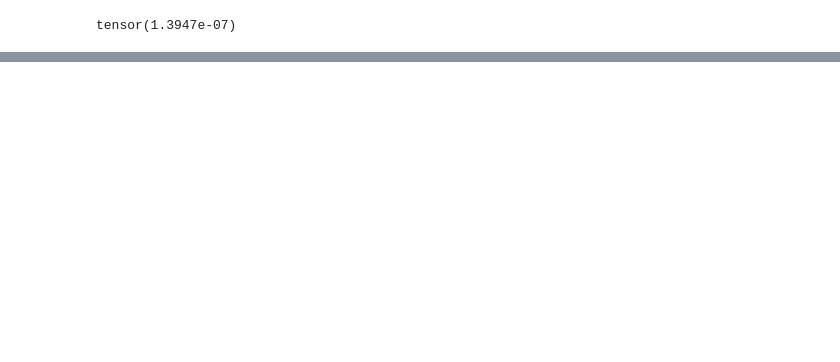
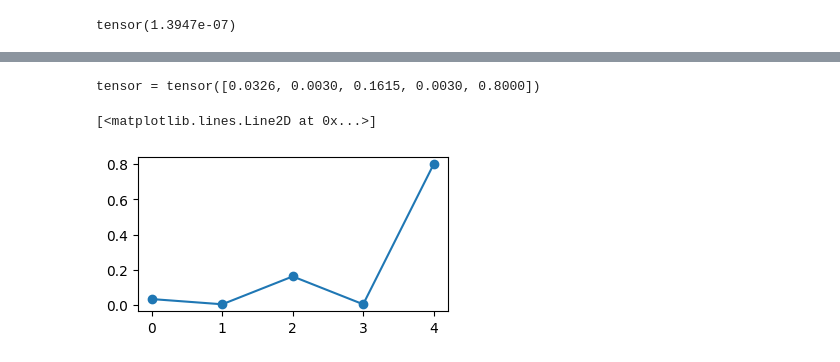
Before and after one commit to khoaguin/RuPyGPT, a Jupyter notebook: notebooks/gpt-dev.ipynb, the cells around one changed output, grey strips where cells are left out. Cells and saved outputs as stored; diff of their text form; code cells hidden in the pictures; blank space fills up the shorter version.

```diff
--- a/notebooks/gpt-dev.ipynb
+++ b/notebooks/gpt-dev.ipynb
@@ -302,0 +531,9 @@ tensor(1.3947e-07)
+# %%
+tensor = torch.softmax(torch.tensor([0.1, -0.2, 0.3, -0.2, 0.5]) * 8, dim=-1) # gets too peaky, converges to one-hot
+print(f"{tensor = }")
+plt.figure(figsize=(4, 2))
+plt.plot(tensor.numpy(), marker='o')
+# %% [output]
+tensor = tensor([0.0326, 0.0030, 0.1615, 0.0030, 0.8000])
+[<matplotlib.lines.Line2D at 0x...>]
+[figure, added]
```
Also changed, not shown: parts of 39 cells of this notebook, 5 other files.
